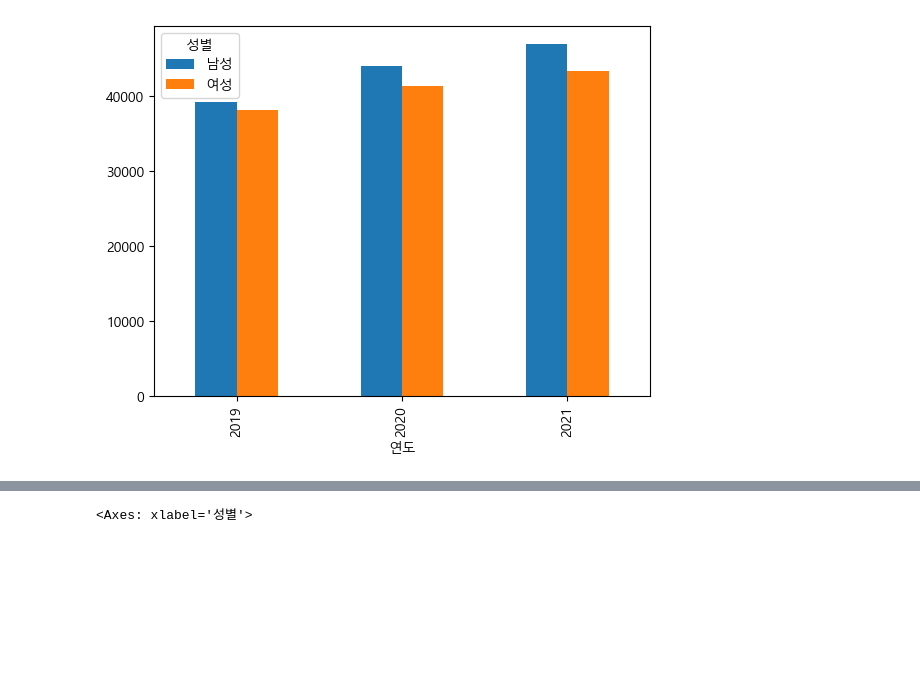
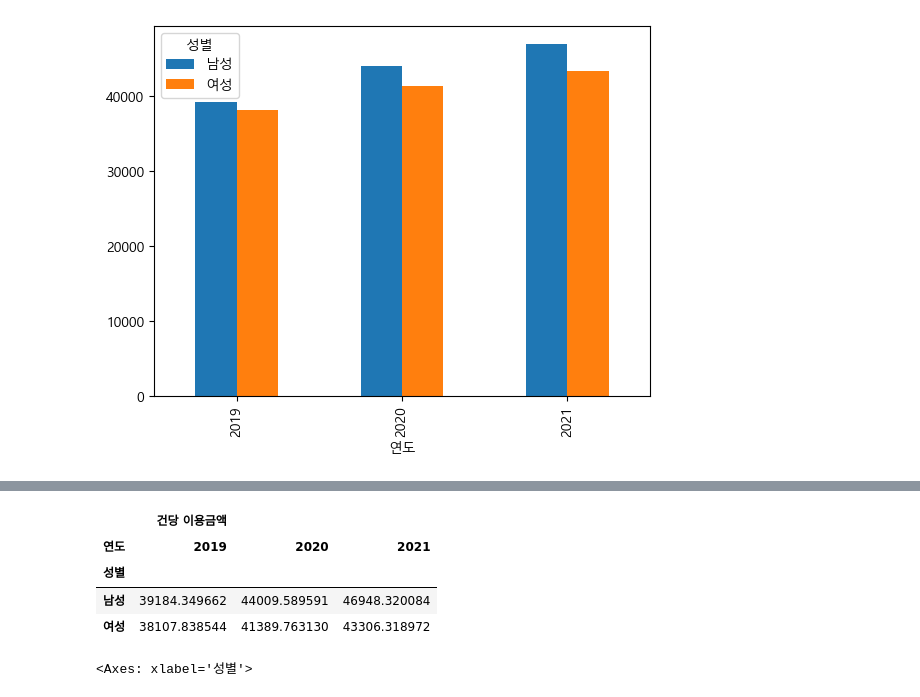
Before and after one commit to do-po/test_1, a Jupyter notebook: Python/24_03_26/card.ipynb, the cells around one changed output, grey strips where cells are left out. Cells and saved outputs as stored; diff of their text form; code cells hidden in the pictures; blank space fills up the shorter version.

```diff
--- a/Python/24_03_26/card.ipynb
+++ b/Python/24_03_26/card.ipynb
@@ -137,3 +157,11 @@ pivot_data.plot(kind= 'bar') # column에 기준점이 두 개 있는 것
+# %%
+group_data.unstack() # 오른쪽에 있는 index가 먼저 column으로 올라간다
+# %% [output]
+|  | 건당 이용금액 |  |  |
+| 연도 | 2019 | 2020 | 2021 |
+| 성별 |  |  |  |
+| 남성 | 39184.349662 | 44009.589591 | 46948.320084 |
+| 여성 | 38107.838544 | 41389.763130 | 43306.318972 |
 # %%
 group_data.unstack().plot(kind = 'bar') # index에 있는 값들을 column으로 바꿔주는 .unstack()
 # %% [output]
```
Also changed, not shown: parts of 6 cells of this notebook, 1 other file.
